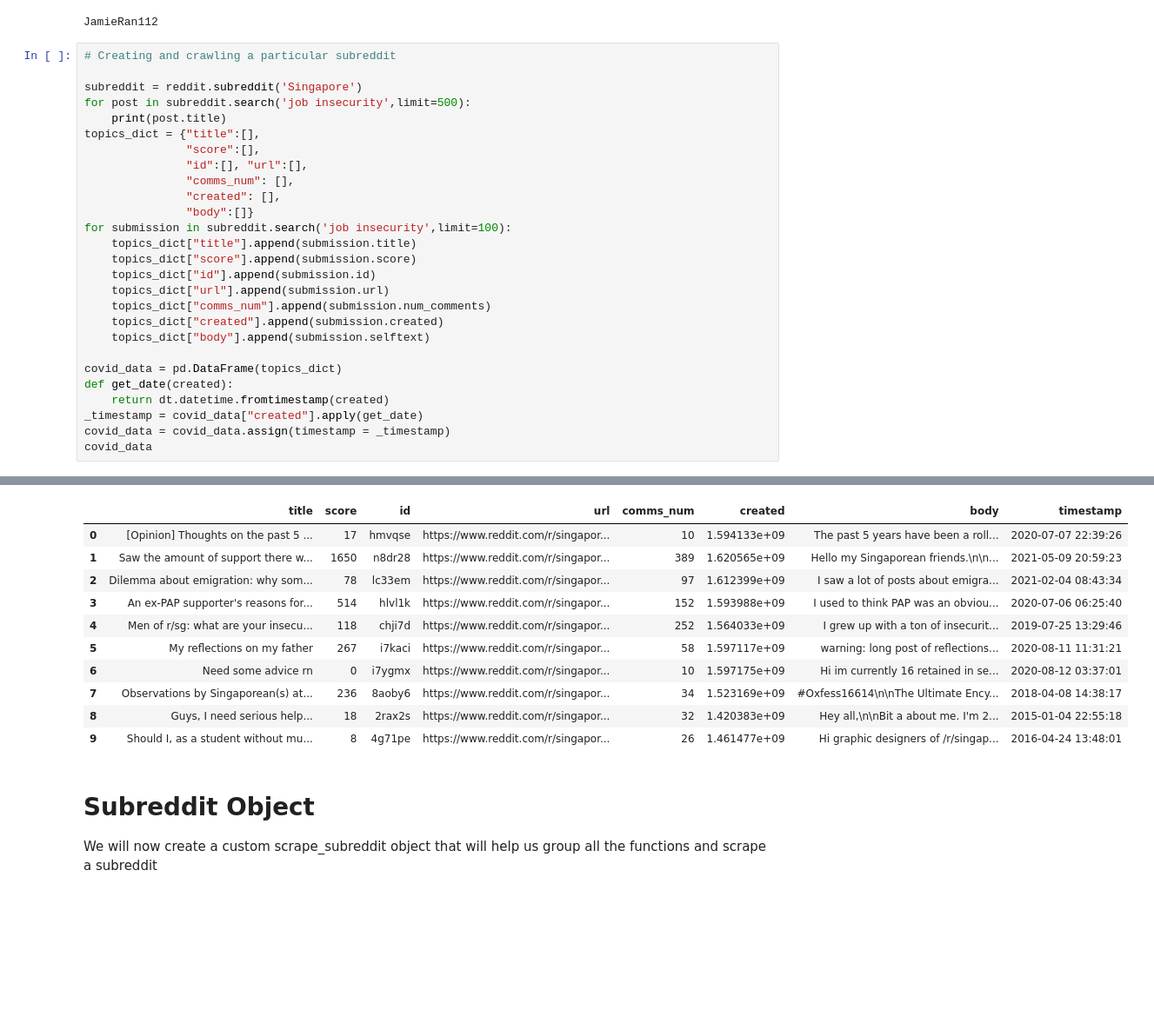
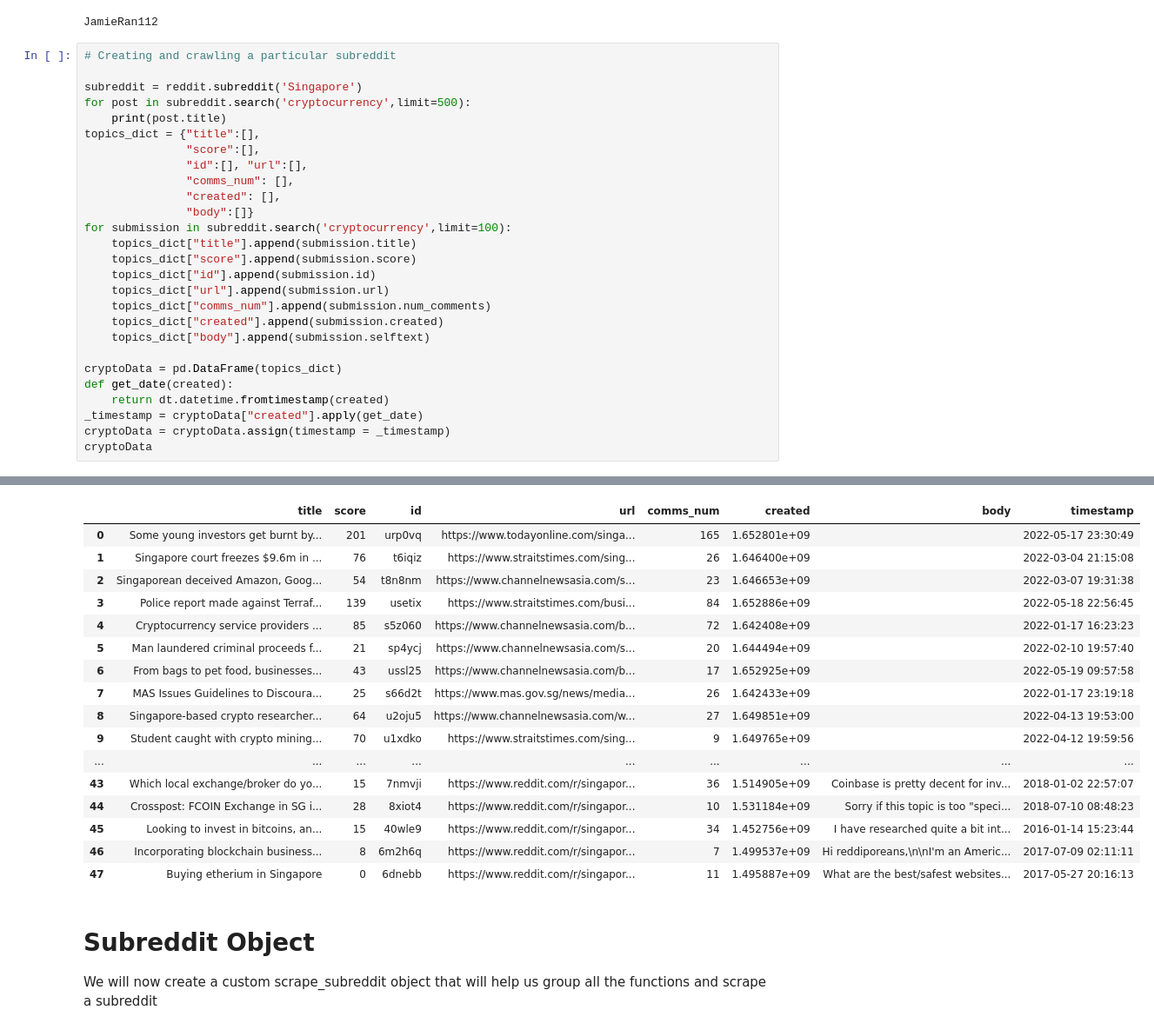
Before and after one commit to randyharrogates/DataPipeline, a Jupyter notebook: src/scrapper/notebooks/reddit-scraper.ipynb, the cells around one changed output, grey strips where cells are left out. Shown: that part at 87% size. Drawn from its saved outputs; the diff is of its cells as text; blank space fills up the shorter version.

```diff
--- a/src/scrapper/notebooks/reddit-scraper.ipynb
+++ b/src/scrapper/notebooks/reddit-scraper.ipynb
@@ -56,7 +44,7 @@ JamieRan112
 # Creating and crawling a particular subreddit
 
 subreddit = reddit.subreddit('Singapore')
-for post in subreddit.search('job insecurity',limit=500):
+for post in subreddit.search('cryptocurrency',limit=500):
     print(post.title)
 topics_dict = {"title":[],
                "score":[],
@@ -64,7 +52,7 @@ topics_dict = {"title":[],
                "comms_num": [],
                "created": [],
                "body":[]}
-for submission in subreddit.search('job insecurity',limit=100):
+for submission in subreddit.search('cryptocurrency',limit=100):
     topics_dict["title"].append(submission.title)
     topics_dict["score"].append(submission.score)
     topics_dict["id"].append(submission.id)
@@ -73,10 +61,10 @@ for submission in subreddit.search('job insecurity',limit=100):
     topics_dict["created"].append(submission.created)
     topics_dict["body"].append(submission.selftext)
 
-covid_data = pd.DataFrame(topics_dict)
+cryptoData = pd.DataFrame(topics_dict)
 def get_date(created):
     return dt.datetime.fromtimestamp(created)
-_timestamp = covid_data["created"].apply(get_date)
-covid_data = covid_data.assign(timestamp = _timestamp)
-covid_data
+_timestamp = cryptoData["created"].apply(get_date)
+cryptoData = cryptoData.assign(timestamp = _timestamp)
+cryptoData
 # %% [output]
@@ -93,14 +88,20 @@ Should I, as a student without much experience, design a logo for free?
 |  | title | score | id | url | comms_num | created | body | timestamp |
-| 0 | [Opinion] Thoughts on the past 5 ... | 17 | hmvqse | https://www.reddit.com/r/singapor... | 10 | 1.594133e+09 | The past 5 years have been a roll... | 2020-07-07 22:39:26 |
-| 1 | Saw the amount of support there w... | 1650 | n8dr28 | https://www.reddit.com/r/singapor... | 389 | 1.620565e+09 | Hello my Singaporean friends.\n\n... | 2021-05-09 20:59:23 |
-| 2 | Dilemma about emigration: why som... | 78 | lc33em | https://www.reddit.com/r/singapor... | 97 | 1.612399e+09 | I saw a lot of posts about emigra... | 2021-02-04 08:43:34 |
-| 3 | An ex-PAP supporter's reasons for... | 514 | hlvl1k | https://www.reddit.com/r/singapor... | 152 | 1.593988e+09 | I used to think PAP was an obviou... | 2020-07-06 06:25:40 |
-| 4 | Men of r/sg: what are your insecu... | 118 | chji7d | https://www.reddit.com/r/singapor... | 252 | 1.564033e+09 | I grew up with a ton of insecurit... | 2019-07-25 13:29:46 |
-| 5 | My reflections on my father | 267 | i7kaci | https://www.reddit.com/r/singapor... | 58 | 1.597117e+09 | warning: long post of reflections... | 2020-08-11 11:31:21 |
-| 6 | Need some advice rn | 0 | i7ygmx | https://www.reddit.com/r/singapor... | 10 | 1.597175e+09 | Hi im currently 16 retained in se... | 2020-08-12 03:37:01 |
-| 7 | Observations by Singaporean(s) at... | 236 | 8aoby6 | https://www.reddit.com/r/singapor... | 34 | 1.523169e+09 | #Oxfess16614\n\nThe Ultimate Ency... | 2018-04-08 14:38:17 |
-| 8 | Guys, I need serious help... | 18 | 2rax2s | https://www.reddit.com/r/singapor... | 32 | 1.420383e+09 | Hey all,\n\nBit a about me. I'm 2... | 2015-01-04 22:55:18 |
-| 9 | Should I, as a student without mu... | 8 | 4g71pe | https://www.reddit.com/r/singapor... | 26 | 1.461477e+09 | Hi graphic designers of /r/singap... | 2016-04-24 13:48:01 |
+| 0 | Some young investors get burnt by... | 201 | urp0vq | https://www.todayonline.com/singa... | 165 | 1.652801e+09 |  | 2022-05-17 23:30:49 |
+| 1 | Singapore court freezes $9.6m in ... | 76 | t6iqiz | https://www.straitstimes.com/sing... | 26 | 1.646400e+09 |  | 2022-03-04 21:15:08 |
+| 2 | Singaporean deceived Amazon, Goog... | 54 | t8n8nm | https://www.channelnewsasia.com/s... | 23 | 1.646653e+09 |  | 2022-03-07 19:31:38 |
+| 3 | Police report made against Terraf... | 139 | usetix | https://www.straitstimes.com/busi... | 84 | 1.652886e+09 |  | 2022-05-18 22:56:45 |
+| 4 | Cryptocurrency service providers ... | 85 | s5z060 | https://www.channelnewsasia.com/b... | 72 | 1.642408e+09 |  | 2022-01-17 16:23:23 |
+| 5 | Man laundered criminal proceeds f... | 21 | sp4ycj | https://www.channelnewsasia.com/s... | 20 | 1.644494e+09 |  | 2022-02-10 19:57:40 |
+| 6 | From bags to pet food, businesses... | 43 | ussl25 | https://www.channelnewsasia.com/b... | 17 | 1.652925e+09 |  | 2022-05-19 09:57:58 |
+| 7 | MAS Issues Guidelines to Discoura... | 25 | s66d2t | https://www.mas.gov.sg/news/media... | 26 | 1.642433e+09 |  | 2022-01-17 23:19:18 |
+| 8 | Singapore-based crypto researcher... | 64 | u2oju5 | https://www.channelnewsasia.com/w... | 27 | 1.649851e+09 |  | 2022-04-13 19:53:00 |
+| 9 | Student caught with crypto mining... | 70 | u1xdko | https://www.straitstimes.com/sing... | 9 | 1.649765e+09 |  | 2022-04-12 19:59:56 |
+| ... | ... | ... | ... | ... | ... | ... | ... | ... |
+| 43 | Which local exchange/broker do yo... | 15 | 7nmvji | https://www.reddit.com/r/singapor... | 36 | 1.514905e+09 | Coinbase is pretty decent for inv... | 2018-01-02 22:57:07 |
+| 44 | Crosspost: FCOIN Exchange in SG i... | 28 | 8xiot4 | https://www.reddit.com/r/singapor... | 10 | 1.531184e+09 | Sorry if this topic is too "speci... | 2018-07-10 08:48:23 |
+| 45 | Looking to invest in bitcoins, an... | 15 | 40wle9 | https://www.reddit.com/r/singapor... | 34 | 1.452756e+09 | I have researched quite a bit int... | 2016-01-14 15:23:44 |
+| 46 | Incorporating blockchain business... | 8 | 6m2h6q | https://www.reddit.com/r/singapor... | 7 | 1.499537e+09 | Hi reddiporeans,\n\nI'm an Americ... | 2017-07-09 02:11:11 |
+| 47 | Buying etherium in Singapore | 0 | 6dnebb | https://www.reddit.com/r/singapor... | 11 | 1.495887e+09 | What are the best/safest websites... | 2017-05-27 20:16:13 |
 # %% [markdown]
 # Subreddit Object
 
```
Also changed, not shown: parts of 2 cells of this notebook, 1 other file.
